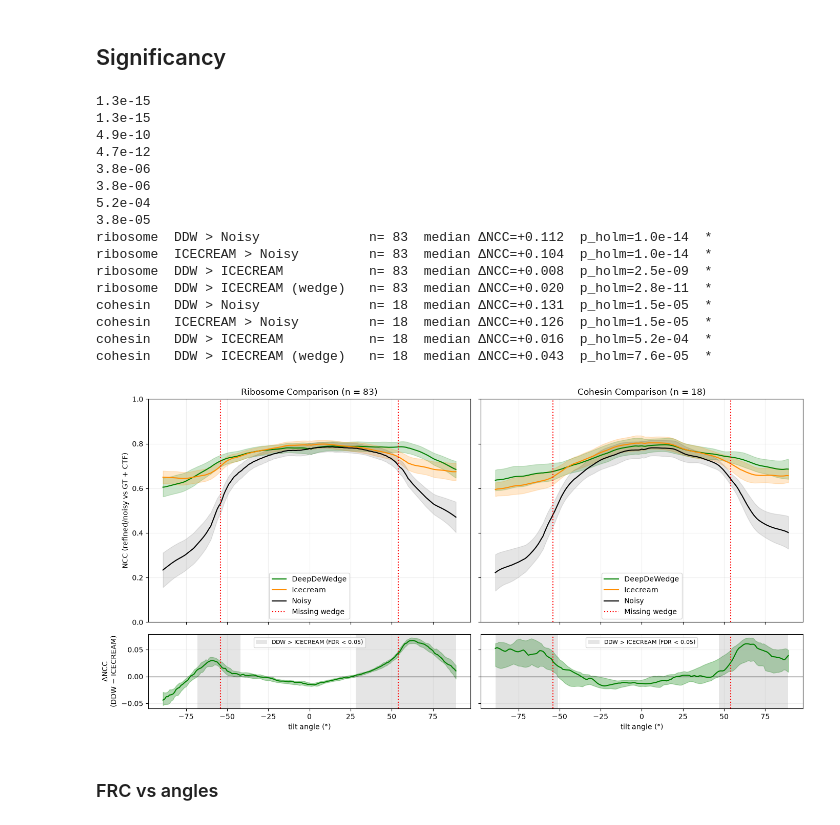
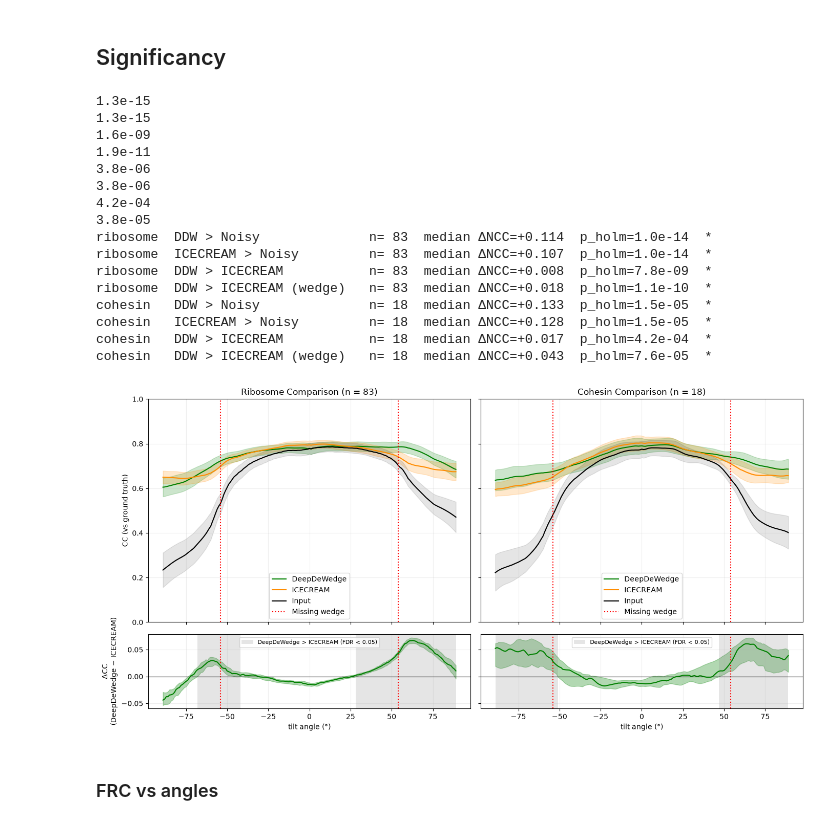
Before and after one commit to RubenMarchau/ARP, a Jupyter notebook: Phantom_tomogram_analysis.ipynb, the cells around one changed output. Cells and saved outputs as stored; diff of their text form; code cells hidden in the pictures.

```diff
--- a/Phantom_tomogram_analysis.ipynb
+++ b/Phantom_tomogram_analysis.ipynb
@@ -343,26 +343,27 @@ cohesin 134 110 65
 cohesin 130 230 29
 # %%
 from scipy.spatial.transform import Rotation
+# from matplotlib import
 
 ## Analyze orientation distribution
-for rots in [rib_rotations, coh_rotations]:
+for rots, name in zip([rib_rotations, coh_rotations], ["ribosome", "cohesin"]):
     rotations = Rotation.from_matrix(np.array(rots))
 
     # Get all the euler angles from the rotations
     all_angles = rotations.as_euler('xyz', degrees=True)
 
-    print(all_angles.mean(0))
+    print(f"For {name}: {all_angles.mean(0)}")
     # 1. Proper mean rotation: its "strength" is ~0 for random, ~1 if all aligned
 
     mean_rot = rotations.mean()
-    print(mean_rot.as_euler("xyz", degrees=True))
+    print(f"Mean rotation for {name}: {mean_rot.as_euler('xyz', degrees=True)}")
     q = rotations.as_quat(); q *= np.sign(q[:, 3:4])            # fix the q/-q ambiguity
-    print("concentration:", np.linalg.norm(q.mean(0)))           # ~0.5 for uniform, 1 = identical
+    print(f"Concentration for {name}: {np.linalg.norm(q.mean(0))}")           # ~0.5 for uniform, 1 = identical
 
     # 2. Where each ribosome's own z-axis points (should cover the sphere evenly)
     v = rotations.apply([0, 0, 1])
     tilt = np.degrees(np.arccos(np.abs(v[:, 2])))                # angle to the beam axis
     plt.hist(tilt, bins=18, range=(0, 90), density=True)
-    t = np.linspace(0, 90, 100); plt.plot(t, np.sin(np.radians(t)) * np.pi / 180)  # uniform expectation
-    plt.xlabel("angle of particle axis to z (°)"); plt.show()
+    plt.xlabel("angle of particle axis to z (°)")
+    plt.show()
 # %% [output]
@@ -376,0 +378,15 @@ concentration: 0.4183128186700114
+# %%
+from scipy.spatial.transform import Rotation
+# from matplotlib import
+
+## Analyze orientation distribution
+for rots, name in zip([rib_rotations, coh_rotations], ["ribosome", "cohesin"]):
+    rotations = Rotation.from_matrix(np.array(rots))
+    rotations_quats = rotations.as_quat(scalar_first=True) #(w, x, y, z)
+    m = np.zeros((4,4))
+    for i in range(len(rotations_quats)):
+        rotations_quats_vec = np.dot(rotations_quats[i], rotations_quats[i].T)
+        m += rotations_quats_vec
+
+    mean_rot_quats = rotations_quats.mean(0)
+    print(m)
@@ -851,7 +878,7 @@ with np.load(Path("data") / "ncc_results.npz") as ncc_data:
     ncc_coh_ic = torch.from_numpy(ncc_data["ncc_coh_ic"])
     ncc_coh_noisy = torch.from_numpy(ncc_data["ncc_coh_noisy"])
 
-exclude_outer_angles = True
+exclude_outer_angles = False
 angle_mask = (np.abs(angles) < 90) if exclude_outer_angles else np.ones(angles.shape, dtype=bool)
 angle_indices = torch.as_tensor(np.flatnonzero(angle_mask), dtype=torch.long)
 x = angles[angle_mask]
@@ -930,7 +957,7 @@ ax2.fill_between(
     alpha=0.2,
 )
 
-ax2.plot(x, y_coh_ic, color="darkorange", label="Icecream")
+ax2.plot(x, y_coh_ic, color="darkorange", label="ICECREAM")
 ax2.fill_between(
     x,
     y_coh_ic - y_err_coh_ic,
@@ -978,7 +1005,7 @@ with np.load(Path("data") / "ncc_results.npz") as ncc_data:
         "cohesin":  {"ddw": ncc_data["ncc_coh_ddw"], "ice": ncc_data["ncc_coh_ic"], "noisy": ncc_data["ncc_coh_noisy"]},
     }
 
-exclude_outer_angles = True
+exclude_outer_angles = False
 valid = (np.abs(angles) < 90) if exclude_outer_angles else (np.abs(angles) <= 90)
 all_ang = valid
 wedge   = valid & (np.abs(angles) > 54)
@@ -1021,19 +1048,19 @@ for (prot, name, n, d, p), pa, r in zip(rows, p_adj, reject):
 # %% [output]
 1.3e-15
 1.3e-15
-4.9e-10
-4.7e-12
+1.6e-09
+1.9e-11
 3.8e-06
 3.8e-06
-5.2e-04
+4.2e-04
 3.8e-05
-ribosome  DDW > Noisy              n= 83  median ΔNCC=+0.112  p_holm=1.0e-14  *
-ribosome  ICECREAM > Noisy         n= 83  median ΔNCC=+0.104  p_holm=1.0e-14  *
-ribosome  DDW > ICECREAM           n= 83  median ΔNCC=+0.008  p_holm=2.5e-09  *
-ribosome  DDW > ICECREAM (wedge)   n= 83  median ΔNCC=+0.020  p_holm=2.8e-11  *
-cohesin   DDW > Noisy              n= 18  median ΔNCC=+0.131  p_holm=1.5e-05  *
-cohesin   ICECREAM > Noisy         n= 18  median ΔNCC=+0.126  p_holm=1.5e-05  *
-cohesin   DDW > ICECREAM           n= 18  median ΔNCC=+0.016  p_holm=5.2e-04  *
+ribosome  DDW > Noisy              n= 83  median ΔNCC=+0.114  p_holm=1.0e-14  *
+ribosome  ICECREAM > Noisy         n= 83  median ΔNCC=+0.107  p_holm=1.0e-14  *
+ribosome  DDW > ICECREAM           n= 83  median ΔNCC=+0.008  p_holm=7.8e-09  *
+ribosome  DDW > ICECREAM (wedge)   n= 83  median ΔNCC=+0.018  p_holm=1.1e-10  *
+cohesin   DDW > Noisy              n= 18  median ΔNCC=+0.133  p_holm=1.5e-05  *
+cohesin   ICECREAM > Noisy         n= 18  median ΔNCC=+0.128  p_holm=1.5e-05  *
+cohesin   DDW > ICECREAM           n= 18  median ΔNCC=+0.017  p_holm=4.2e-04  *
 cohesin   DDW > ICECREAM (wedge)   n= 18  median ΔNCC=+0.043  p_holm=7.6e-05  *
 # %%
 from pathlib import Path
@@ -1086,42 +1113,42 @@ def plot_particle(ax, axd, name, title):
 
     # --- top: NCC curves (mean ± std over particles) ---
     for y, color, label, a in [(ddw, "g", "DeepDeWedge", 0.2),
-                               (ic, "darkorange", "Icecream", 0.2),
-                               (noisy, "black", "Noisy", 0.1)]:
+                               (ic, "darkorange", "ICECREAM", 0.2),
+                               (noisy, "black", "Input", 0.1)]:
         m, s = y.mean(0), y.std(0)
         ax.plot(x, m, color=color, label=label)
         ax.fill_between(x, m - s, m + s, color=color, alpha=a)
     for axis in (ax, axd):
         axis.axvline(-MW, color="r", linestyle=":")
         axis.axvline(MW, color="r", linestyle=":")
         axis.grid(True, alpha=0.2)
     ax.lines[-1].set_label("Missing wedge")   # label one wedge line for the legend
     ax.set_title(f"{title} Comparison (n = {len(ddw)})")
     ax.set_ylim(0, 1)
     ax.legend(loc="lower center")
 
     # --- bottom: paired difference DDW - ICECREAM ---
     med, lo, hi, sig = paired_diff(ddw, ic)
     axd.axhline(0, color="k", lw=0.8)
     axd.plot(x, med, color="g")
     axd.fill_between(x, lo, hi, color="g", alpha=0.3)
     axd.fill_between(x, 0, 1, where=sig, transform=axd.get_xaxis_transform(),
-                     color="grey", alpha=0.2, lw=0, label=f"DDW > ICECREAM (FDR < {ALPHA})")
+                     color="grey", alpha=0.2, lw=0, label=f"DeepDeWedge > ICECREAM (FDR < {ALPHA})") # FDR is false discovery rate
     axd.set_xlabel("tilt angle (°)")
     axd.legend(loc="upper center", fontsize=8)
 
 
 fig, axes = plt.subplots(2, 2, figsize=(14, 7), sharex=True, sharey="row",
                          gridspec_kw={"height_ratios": [3, 1]})
 plot_particle(axes[0, 0], axes[1, 0], "rib", "Ribosome")
 plot_particle(axes[0, 1], axes[1, 1], "coh", "Cohesin")
-axes[0, 0].set_ylabel("NCC (refined/noisy vs GT + CTF)")
-axes[1, 0].set_ylabel("ΔNCC\n(DDW − ICECREAM)")
+axes[0, 0].set_ylabel("CC (vs ground truth)")
+axes[1, 0].set_ylabel("ΔCC\n(DeepDeWedge − ICECREAM)")
 
 plt.tight_layout()
 plt.show()
 # %% [output]
-[figure, old version]
+[figure, new version]
 # %% [markdown]
 ### FRC vs angles
 # %%
```
Also changed, not shown: parts of 20 cells of this notebook, 4 other files.
